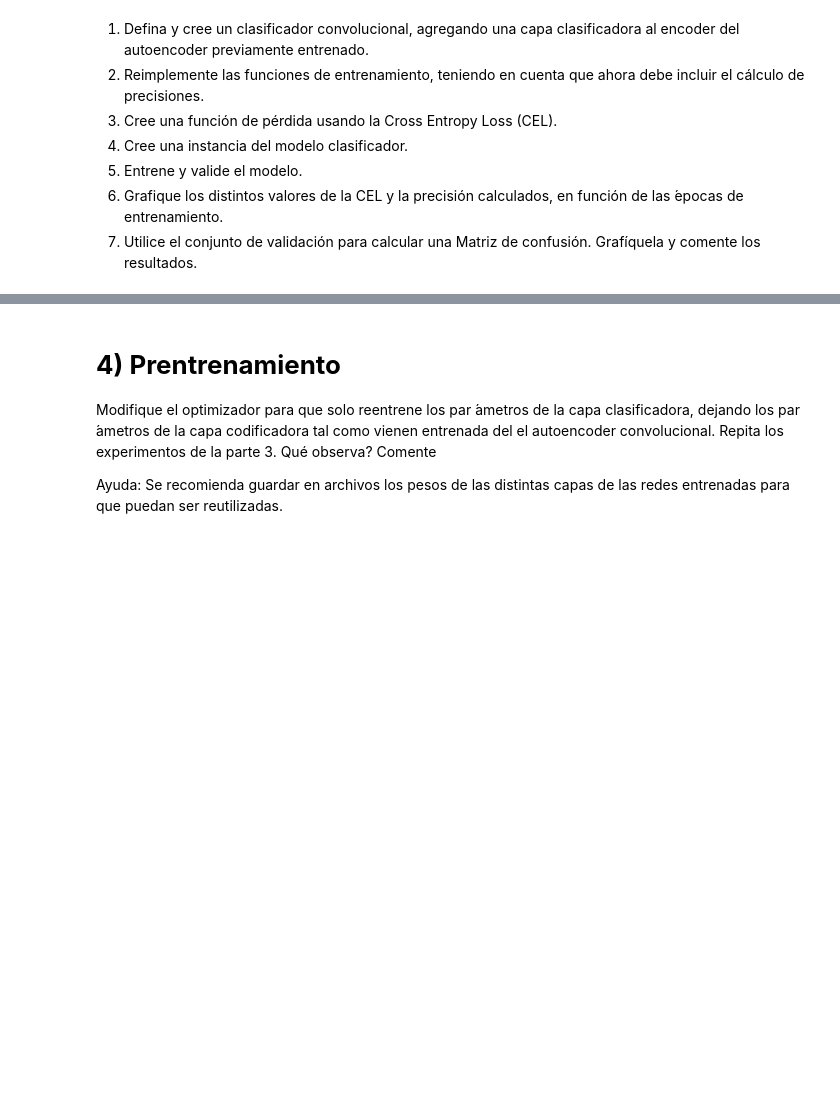
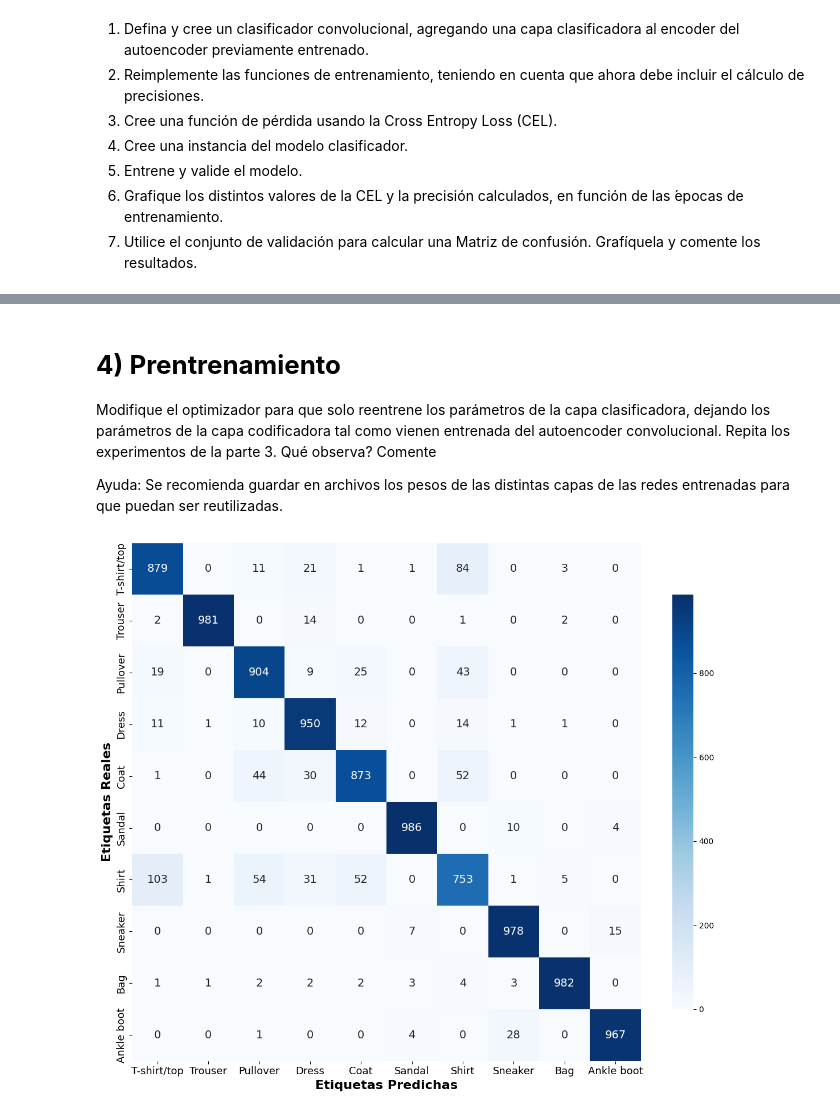
Before and after one commit to basbenja/RedesNeuronales-TrabajosPracticos, a Jupyter notebook: TrabajoFinal/TrabajoFinal.ipynb, the cells around one changed output, grey strips where cells are left out. Drawn from its saved outputs; the diff is of its cells as text; code cells hidden in the pictures; blank space fills up the shorter version.

```diff
--- a/TrabajoFinal/TrabajoFinal.ipynb
+++ b/TrabajoFinal/TrabajoFinal.ipynb
@@ -716,8 +356,5 @@ resultados.
 # %% [markdown]
 # **4) Prentrenamiento**
-Modifique el optimizador para que solo reentrene los par ́ametros de la capa clasificadora, dejando los
-par ́ametros de la capa codificadora tal como vienen entrenada del el autoencoder convolucional. Repita
-los experimentos de la parte 3. Qué observa? Comente
+Modifique el optimizador para que solo reentrene los parámetros de la capa clasificadora, dejando los parámetros de la capa codificadora tal como vienen entrenada del autoencoder convolucional. Repita los experimentos de la parte 3. Qué observa? Comente
 
-Ayuda: Se recomienda guardar en archivos los pesos de las distintas capas de las redes entrenadas para
-que puedan ser reutilizadas.
+Ayuda: Se recomienda guardar en archivos los pesos de las distintas capas de las redes entrenadas para que puedan ser reutilizadas.
@@ -723,0 +421,51 @@ que puedan ser reutilizadas.
+# %%
+from sklearn.metrics import confusion_matrix, classification_report
+import seaborn as sns
+import matplotlib.pyplot as plt
+
+device = 'cuda' if torch.cuda.is_available() else 'cpu'
+
+best_classifier_uri = 'runs:/4b5691aa961842349a99b76a710d455b/model'
+best_classifier = mlflow.pytorch.load_model(best_classifier_uri).to(device)
+
+valid_loader = DataLoader(
+    valid_set_orig, batch_size=128, shuffle=False, num_workers=4
+)
+
+# Generate predictions
+y_true, y_pred = [], []
+
+best_classifier.eval()
+with torch.no_grad():
+    for images, labels in valid_loader:
+        images, labels = images.to(device), labels.to(device)
+
+        outputs = best_classifier(images)
+        _, predicted = torch.max(outputs, 1)
+
+        y_true.extend(labels.cpu().numpy())
+        y_pred.extend(predicted.cpu().numpy())
+
+# Compute the Confusion Matrix
+cm = confusion_matrix(y_true, y_pred)
+
+# Plot the Confusion Matrix
+plt.figure(figsize=(12, 10))
+sns.heatmap(
+    cm,
+    annot=True,
+    fmt="d",
+    cmap="Blues",
+    xticklabels=valid_set_orig.classes,
+    yticklabels=valid_set_orig.classes,
+    annot_kws={"size": 14},  # Adjust annotation size
+    cbar_kws={"shrink": 0.8}  # Adjust the color bar size
+)
+plt.xlabel("Etiquetas Predichas", {"fontsize": 16, "fontweight": "bold"})
+plt.ylabel("Etiquetas Reales", {"fontsize": 16, "fontweight": "bold"})
+plt.xticks(fontsize=13)  # Adjust x-axis tick size
+plt.yticks(fontsize=13)  # Adjust y-axis tick size
+plt.tight_layout()
+plt.show()
+# %% [output]
+[figure, added]
```
Also changed, not shown: parts of 52 cells of this notebook.
